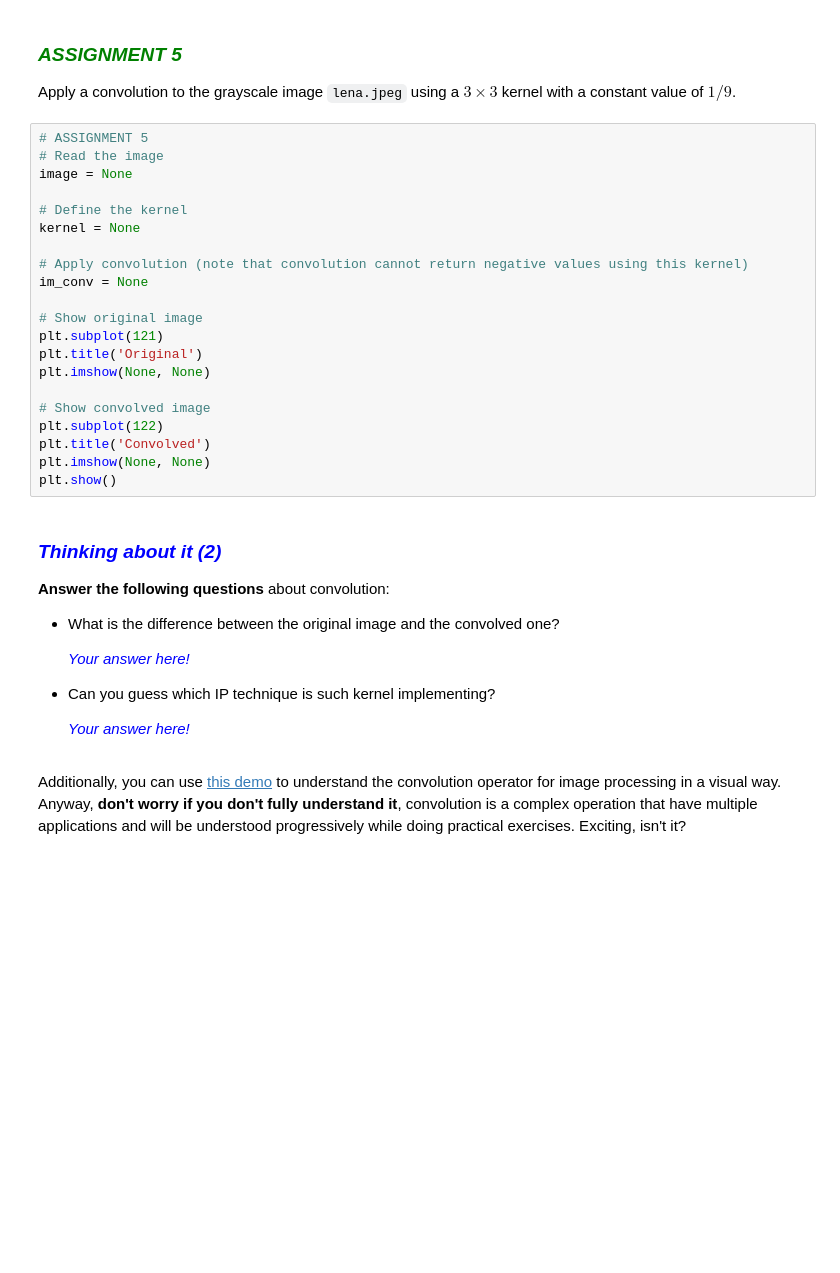
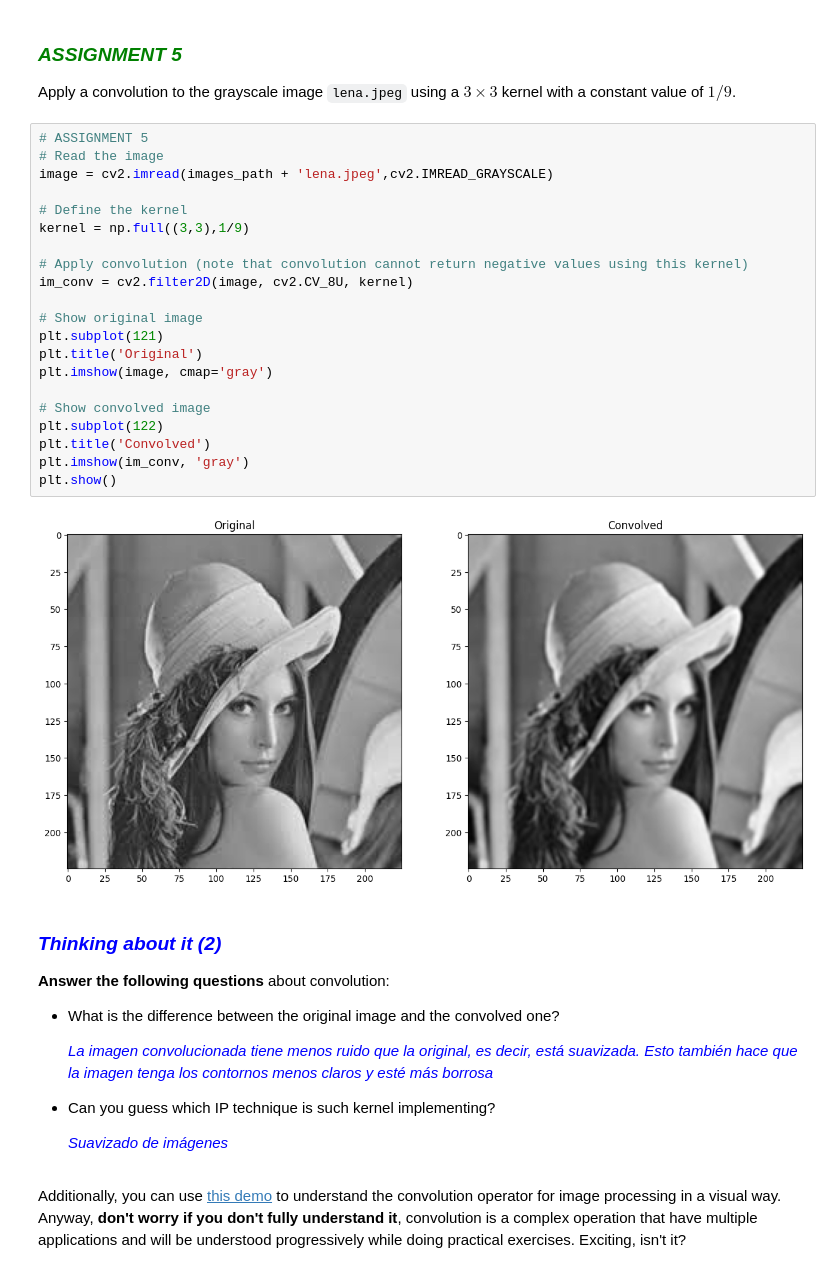
Before and after one commit to uo282210/uma_cv_2023, a Jupyter notebook: Chapter 02. Image processing/2.1 IP tools.ipynb, the cells around one changed output. Cells and saved outputs as stored; diff of their text form; blank space fills up the shorter version.

```diff
--- a/Chapter 02. Image processing/2.1 IP tools.ipynb
+++ b/Chapter 02. Image processing/2.1 IP tools.ipynb
@@ -362,24 +365,26 @@ Apply a convolution to the grayscale image `lena.jpeg` using a $3\times3$ kernel
 # %%
 # ASSIGNMENT 5
 # Read the image
-image = None
+image = cv2.imread(images_path + 'lena.jpeg',cv2.IMREAD_GRAYSCALE)
 
 # Define the kernel
-kernel = None
+kernel = np.full((3,3),1/9)
 
 # Apply convolution (note that convolution cannot return negative values using this kernel)
-im_conv = None
+im_conv = cv2.filter2D(image, cv2.CV_8U, kernel)
 
 # Show original image
 plt.subplot(121)
 plt.title('Original')
-plt.imshow(None, None)
+plt.imshow(image, cmap='gray')
 
 # Show convolved image
 plt.subplot(122)
 plt.title('Convolved')
-plt.imshow(None, None)
+plt.imshow(im_conv, 'gray')
 plt.show()
+# %% [output]
+[figure, added]
 # %% [markdown]
 ### <font color="blue"><b><i>Thinking about it (2)</i></b></font>
 
@@ -387,11 +392,11 @@ plt.show()
 
 - What is the difference between the original image and the convolved one?
 
-    <p style="margin: 4px 0px 6px 5px; color:blue"><i>Your answer here!</i></p>
+    <p style="margin: 4px 0px 6px 5px; color:blue"><i>La imagen convolucionada tiene menos ruido que la original, es decir, está suavizada. Esto también hace que la imagen tenga los contornos menos claros y esté más borrosa</i></p>
 
 - Can you guess which IP technique is such kernel implementing?
 
-    <p style="margin: 4px 0px 6px 5px; color:blue"><i>Your answer here!</i></p>
+    <p style="margin: 4px 0px 6px 5px; color:blue"><i>Suavizado de imágenes</i></p>
 # %% [markdown]
 Additionally, you can use [this demo](https://setosa.io/ev/image-kernels/) to understand the convolution operator for image processing in a visual way. Anyway, **don't worry if you don't fully understand it**, convolution is a complex operation that have multiple applications and will be understood progressively while doing practical exercises. Exciting, isn't it?
 # %% [markdown]
```
Also changed, not shown: parts of 4 cells of this notebook.
